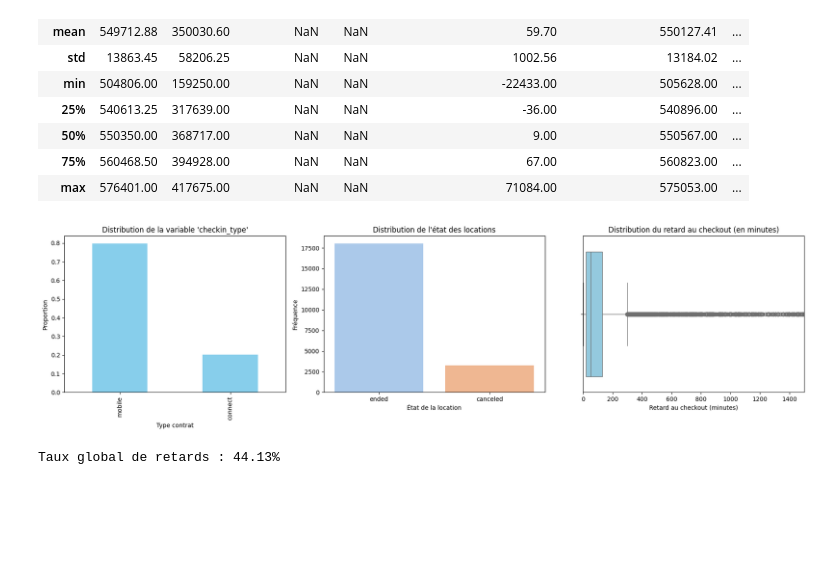
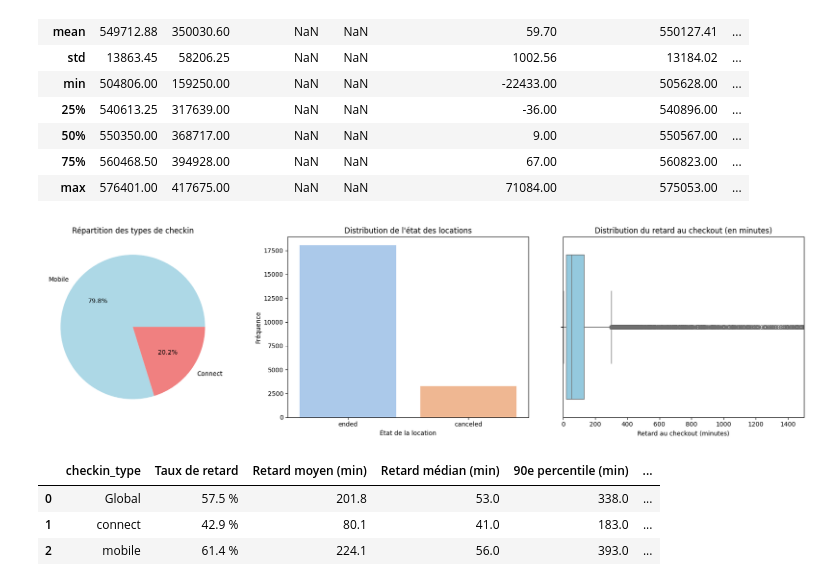
Before and after one commit to nlefort/JEDHA, a Jupyter notebook: PROJETS/08.Déploiement/notebooks/EDA.ipynb, the cells around one changed output. Drawn from its saved outputs; the diff is of its cells as text; code cells hidden in the pictures; blank space fills up the shorter version.

```diff
--- a/PROJETS/08.Déploiement/notebooks/EDA.ipynb
+++ b/PROJETS/08.Déploiement/notebooks/EDA.ipynb
@@ -112,31 +107,80 @@ Statistiques descriptives globales :
 # %%
 fig, axes = plt.subplots(1, 3, figsize=(18,5))
 
 # Variable "checkin_type"
-dataset['checkin_type'].value_counts(normalize=True).plot.bar(ax=axes[0], color='skyblue')
-axes[0].set_title("Distribution de la variable 'checkin_type'")
-axes[0].set_ylabel("Proportion")
-axes[0].set_xlabel("Type contrat")
+checkin_type_counts = dataset['checkin_type'].value_counts()
+axes[0].pie(checkin_type_counts.values, labels=['Mobile', 'Connect'], autopct='%1.1f%%',
+            colors=['lightblue', 'lightcoral'])
+axes[0].set_title('Répartition des types de checkin')
 
 # Variable "state"
 sns.countplot(x='state', data=dataset, ax=axes[1], palette='pastel', order=dataset['state'].value_counts().index)
 axes[1].set_title("Distribution de l'état des locations", fontsize=12)
 axes[1].set_xlabel("État de la location")
 axes[1].set_ylabel("Fréquence")
 
 # Variable "delay_at_checkout_in_minutes"
 sns.boxplot(x=dataset[dataset['delay_at_checkout_in_minutes'] > 0]['delay_at_checkout_in_minutes'],color='skyblue')
 axes[2].set_title("Distribution du retard au checkout (en minutes)", fontsize=12)
 axes[2].set_xlabel("Retard au checkout (minutes)")
-axes[2].set_xlim(0, 1500)  # on coupe les valeurs extrêmes pour garder une forme lisible
+axes[2].set_xlim(0, 1500)  # pas de découpe des valeurs extrêmes
 
+# Ajustement pour que les éléments ne se chevauchent pas
 plt.tight_layout()
 plt.show()
 # %% [output]
-[figure, old version]
+[figure, new version]
 # %%
-# Taux de retard global
-taux_retard = (dataset['delay_at_checkout_in_minutes'] > 0).mean()
-print(f"Taux global de retards : {taux_retard:.2%}")
+# Suppression des lignes avec valeurs manquantes dans les colonnes clés
+dataset = dataset.dropna(subset=['delay_at_checkout_in_minutes']).copy()
+
+# ========================
+# Statistiques par type de contrat
+# ========================
+stats_by_type = (
+    dataset[dataset['delay_at_checkout_in_minutes'] > 0]
+    .groupby('checkin_type')['delay_at_checkout_in_minutes']
+    .agg([
+        ('Retard moyen (min)', 'mean'),
+        ('Retard médian (min)', 'median'),
+        ('90e percentile (min)', lambda x: x.quantile(0.9))
+    ])
+    .reset_index()
+)
+
+# Ajout du taux de retard par type
+taux_retard_by_type = (
+    dataset.groupby('checkin_type')['delay_at_checkout_in_minutes']
+    .apply(lambda x: (x > 0).mean())
+    .reset_index(name='Taux de retard')
+)
+
+# Fusion des deux tableaux
+summary = pd.merge(taux_retard_by_type, stats_by_type, on='checkin_type')
+
+# ========================
+# Calcul global
+# ========================
+global_row = pd.DataFrame({
+    'checkin_type': ['Global'],
+    'Taux de retard': [(dataset['delay_at_checkout_in_minutes'] > 0).mean()],
+    'Retard moyen (min)': [dataset.loc[dataset['delay_at_checkout_in_minutes'] > 0, 'delay_at_checkout_in_minutes'].mean()],
+    'Retard médian (min)': [dataset.loc[dataset['delay_at_checkout_in_minutes'] > 0, 'delay_at_checkout_in_minutes'].median()],
+    '90e percentile (min)': [dataset.loc[dataset['delay_at_checkout_in_minutes'] > 0, 'delay_at_checkout_in_minutes'].quantile(0.9)],
+    'Retard min (min)': [dataset.loc[dataset['delay_at_checkout_in_minutes'] > 0, 'delay_at_checkout_in_minutes'].min()],
+    'Retard max (min)': [dataset.loc[dataset['delay_at_checkout_in_minutes'] > 0, 'delay_at_checkout_in_minutes'].max()]
+})
+
+# ========================
+# Tableau final
+# ========================
+final_summary = pd.concat([global_row, summary], ignore_index=True)
+final_summary['Taux de retard'] = (final_summary['Taux de retard'] * 100).round(1).astype(str) + ' %'
+final_summary = final_summary.round(1)
+
+display(final_summary)
 # %% [output]
-Taux global de retards : 44.13%
+|  | checkin_type | Taux de retard | Retard moyen (min) | Retard médian (min) | 90e percentile (min) | ... |
+| 0 | Global | 57.5 % | 201.8 | 53.0 | 338.0 | ... |
+| 1 | connect | 42.9 % | 80.1 | 41.0 | 183.0 | ... |
+| 2 | mobile | 61.4 % | 224.1 | 56.0 | 393.0 | ... |
```
Also changed, not shown: parts of 12 cells of this notebook, 8 other files.
